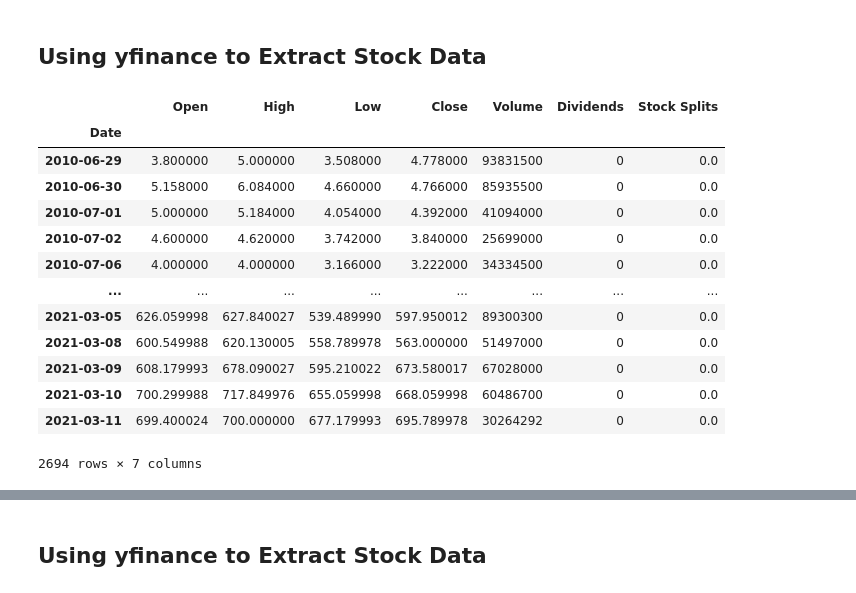
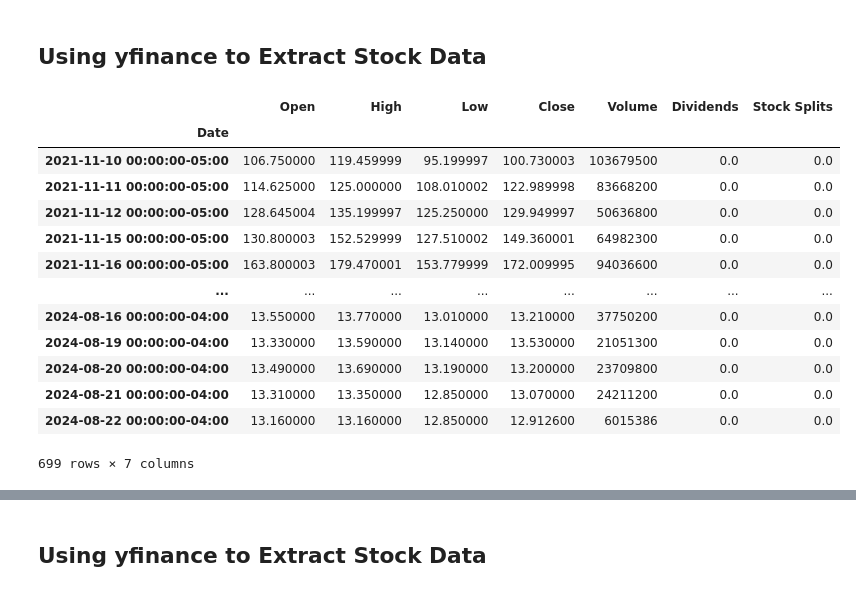
Before and after one commit to AymanAmerK/Extracting-and-visualizing-stock-data, a Jupyter notebook: Extracting and Visualizing Stock Data.ipynb, the cells around one changed output, grey strips where cells are left out. Saved outputs shown, nothing was run; the diff lists cells and outputs as text; code cells hidden in the pictures.

```diff
--- a/Extracting and Visualizing Stock Data.ipynb
+++ b/Extracting and Visualizing Stock Data.ipynb
@@ -26,23 +26,23 @@ def make_graph(stock_data, revenue_data, stock):
 # %% [markdown]
 ## Using yfinance to Extract Stock Data
 # %%
-tesla= yf.Ticker("TSLA")
+rivian= yf.Ticker("RIVN")
 # %%
-tesla_data= tesla.history(period="max")
-tesla_data
+rivian_data= rivian.history(period="max")
+rivian_data
 # %% [output]
 |  | Open | High | Low | Close | Volume | Dividends | Stock Splits |
 | Date |  |  |  |  |  |  |  |
-| 2010-06-29 | 3.800000 | 5.000000 | 3.508000 | 4.778000 | 93831500 | 0 | 0.0 |
-| 2010-06-30 | 5.158000 | 6.084000 | 4.660000 | 4.766000 | 85935500 | 0 | 0.0 |
-| 2010-07-01 | 5.000000 | 5.184000 | 4.054000 | 4.392000 | 41094000 | 0 | 0.0 |
-| 2010-07-02 | 4.600000 | 4.620000 | 3.742000 | 3.840000 | 25699000 | 0 | 0.0 |
-| 2010-07-06 | 4.000000 | 4.000000 | 3.166000 | 3.222000 | 34334500 | 0 | 0.0 |
+| 2021-11-10 00:00:00-05:00 | 106.750000 | 119.459999 | 95.199997 | 100.730003 | 103679500 | 0.0 | 0.0 |
+| 2021-11-11 00:00:00-05:00 | 114.625000 | 125.000000 | 108.010002 | 122.989998 | 83668200 | 0.0 | 0.0 |
+| 2021-11-12 00:00:00-05:00 | 128.645004 | 135.199997 | 125.250000 | 129.949997 | 50636800 | 0.0 | 0.0 |
+| 2021-11-15 00:00:00-05:00 | 130.800003 | 152.529999 | 127.510002 | 149.360001 | 64982300 | 0.0 | 0.0 |
+| 2021-11-16 00:00:00-05:00 | 163.800003 | 179.470001 | 153.779999 | 172.009995 | 94036600 | 0.0 | 0.0 |
 | ... | ... | ... | ... | ... | ... | ... | ... |
-| 2021-03-05 | 626.059998 | 627.840027 | 539.489990 | 597.950012 | 89300300 | 0 | 0.0 |
-| 2021-03-08 | 600.549988 | 620.130005 | 558.789978 | 563.000000 | 51497000 | 0 | 0.0 |
-| 2021-03-09 | 608.179993 | 678.090027 | 595.210022 | 673.580017 | 67028000 | 0 | 0.0 |
-| 2021-03-10 | 700.299988 | 717.849976 | 655.059998 | 668.059998 | 60486700 | 0 | 0.0 |
-| 2021-03-11 | 699.400024 | 700.000000 | 677.179993 | 695.789978 | 30264292 | 0 | 0.0 |
+| 2024-08-16 00:00:00-04:00 | 13.550000 | 13.770000 | 13.010000 | 13.210000 | 37750200 | 0.0 | 0.0 |
+| 2024-08-19 00:00:00-04:00 | 13.330000 | 13.590000 | 13.140000 | 13.530000 | 21051300 | 0.0 | 0.0 |
+| 2024-08-20 00:00:00-04:00 | 13.490000 | 13.690000 | 13.190000 | 13.200000 | 23709800 | 0.0 | 0.0 |
+| 2024-08-21 00:00:00-04:00 | 13.310000 | 13.350000 | 12.850000 | 13.070000 | 24211200 | 0.0 | 0.0 |
+| 2024-08-22 00:00:00-04:00 | 13.160000 | 13.160000 | 12.850000 | 12.912600 | 6015386 | 0.0 | 0.0 |
-2694 rows × 7 columns
+699 rows × 7 columns
 # %%
```
Also changed, not shown: parts of 34 cells of this notebook.
